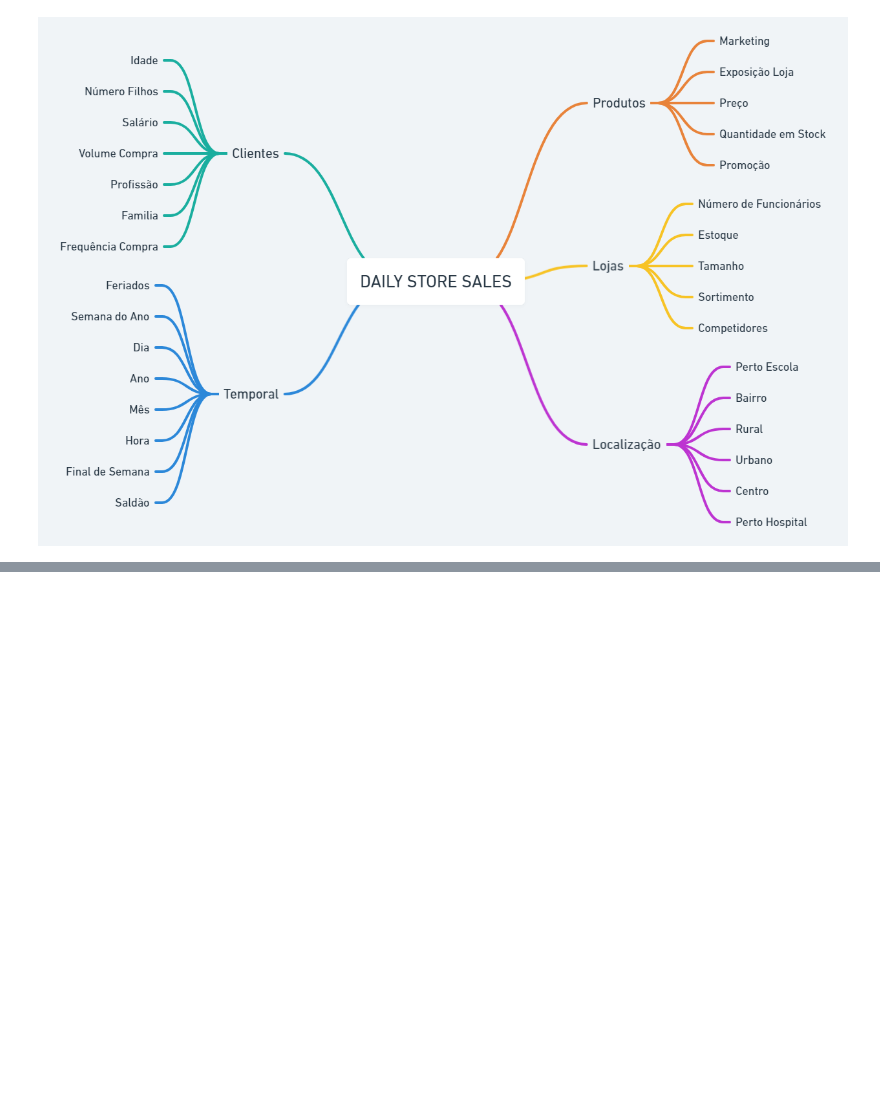
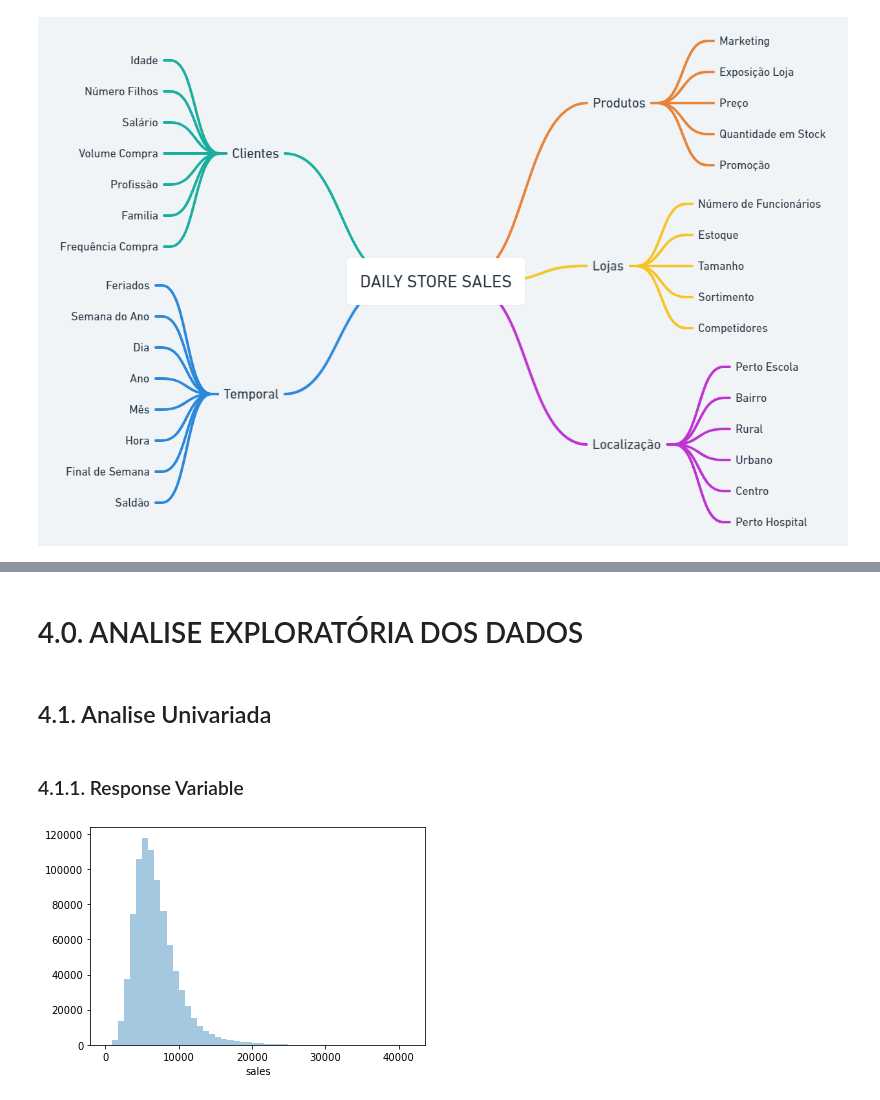
Before and after one commit to vinissouza/Drugstore-Sales-Forecast, a Jupyter notebook: Notebooks/First_Cycle_ Notebook.ipynb, the cells around one changed output, grey strips where cells are left out. Saved outputs shown, nothing was run; the diff lists cells and outputs as text; code cells hidden in the pictures; blank space fills up the shorter version.

```diff
--- a/Notebooks/First_Cycle_ Notebook.ipynb
+++ b/Notebooks/First_Cycle_ Notebook.ipynb
@@ -486,0 +500,34 @@ df03 = df03.drop(cols_drop, axis=1)
+# %%
+# year
+df02['year'] = df02['date'].dt.year
+
+# month
+df02['month'] = df02['date'].dt.month
+
+# day
+df02['day'] = df02['date'].dt.day
+
+# week of year
+df02['week_of_year'] = df02['date'].dt.isocalendar().week.astype(np.int64)
+
+# year week
+df02['year_week'] = df02['date'].dt.strftime('%Y-%W')
+
+
+# competition since
+df02['competition_since'] = df02.apply(lambda x: datetime.datetime(year=x['competition_open_since_year'],
+                                                          month=x['competition_open_since_month'],
+                                                          day=1), axis=1)
+
+df02['competition_time_month'] = ((df02['date'] - df02['competition_since'])/30).apply(lambda x: x.days).astype(np.int64)
+
+# promo since
+df02['promo_since'] = df02['promo2_since_year'].astype(str) + '-' + df02['promo2_since_week'].astype(str)
+df02['promo_since'] = df02['promo_since'].apply(lambda x: datetime.datetime.strptime(x + '-1', '%Y-%W-%w') - datetime.timedelta(days=7))
+df02['promo_time_week'] = ((df02['date'] - df02['promo_since'])/7 ).apply(lambda x: x.days).astype(np.int64)
+
+# assortment
+df02['assortment'] = df02['assortment'].apply(lambda x: 'basic' if x == 'a' else 'extra' if x == 'b' else 'extended' )
+
+# state holiday
+df02['state_holiday'] = df02['state_holiday'].apply(lambda x: 'public_holiday' if x == 'a' else 'easter_holiday' if x == 'b' else 'christmas' if x == 'c' else 'regular_day')
@@ -486,0 +568,12 @@ df03 = df03.drop(cols_drop, axis=1)
+# %% [markdown]
+# 4.0. ANALISE EXPLORATÓRIA DOS DADOS
+# %%
+df04 = df03.copy()
+# %% [markdown]
+## 4.1. Analise Univariada
+# %% [markdown]
+### 4.1.1. Response Variable
+# %%
+sns.distplot(df04['sales'], kde=False);
+# %% [output]
+[figure, added]
```
Also changed, not shown: parts of 194 cells of this notebook, 5 other files.
